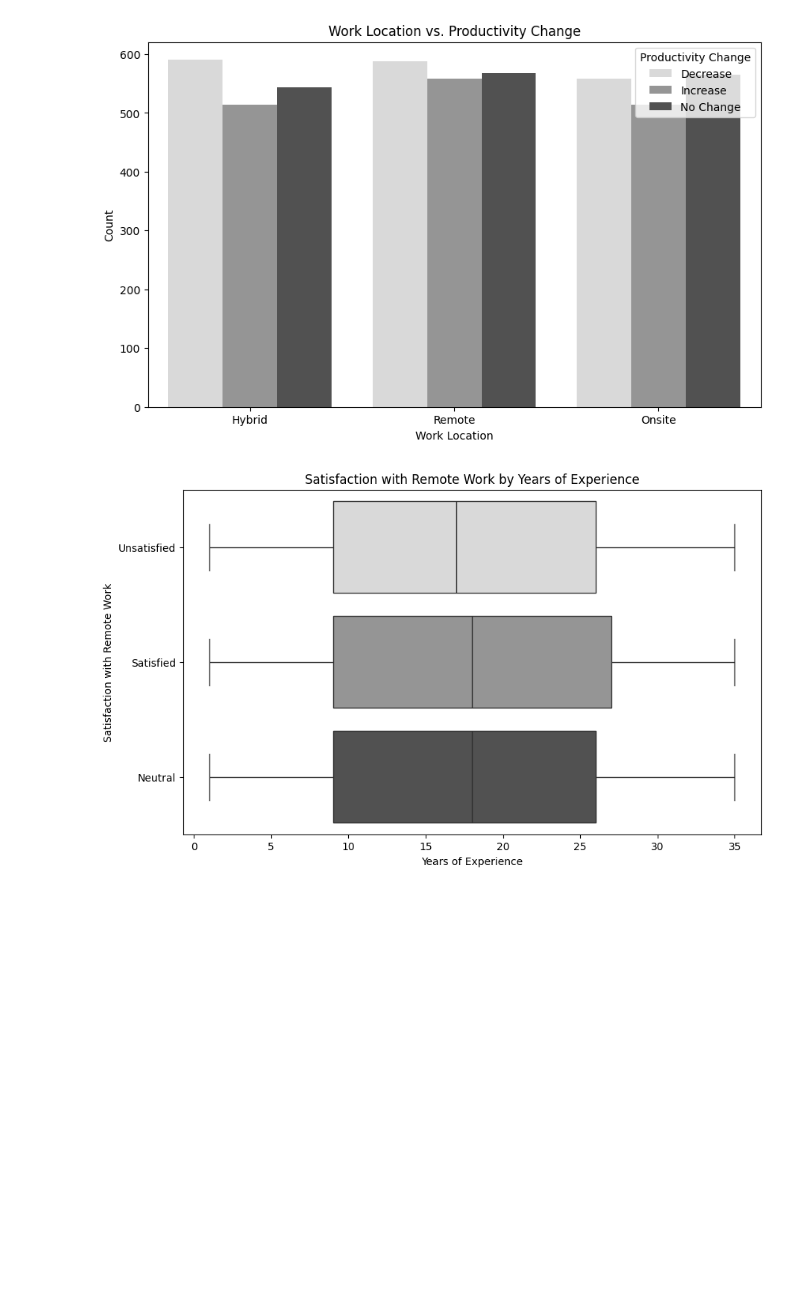
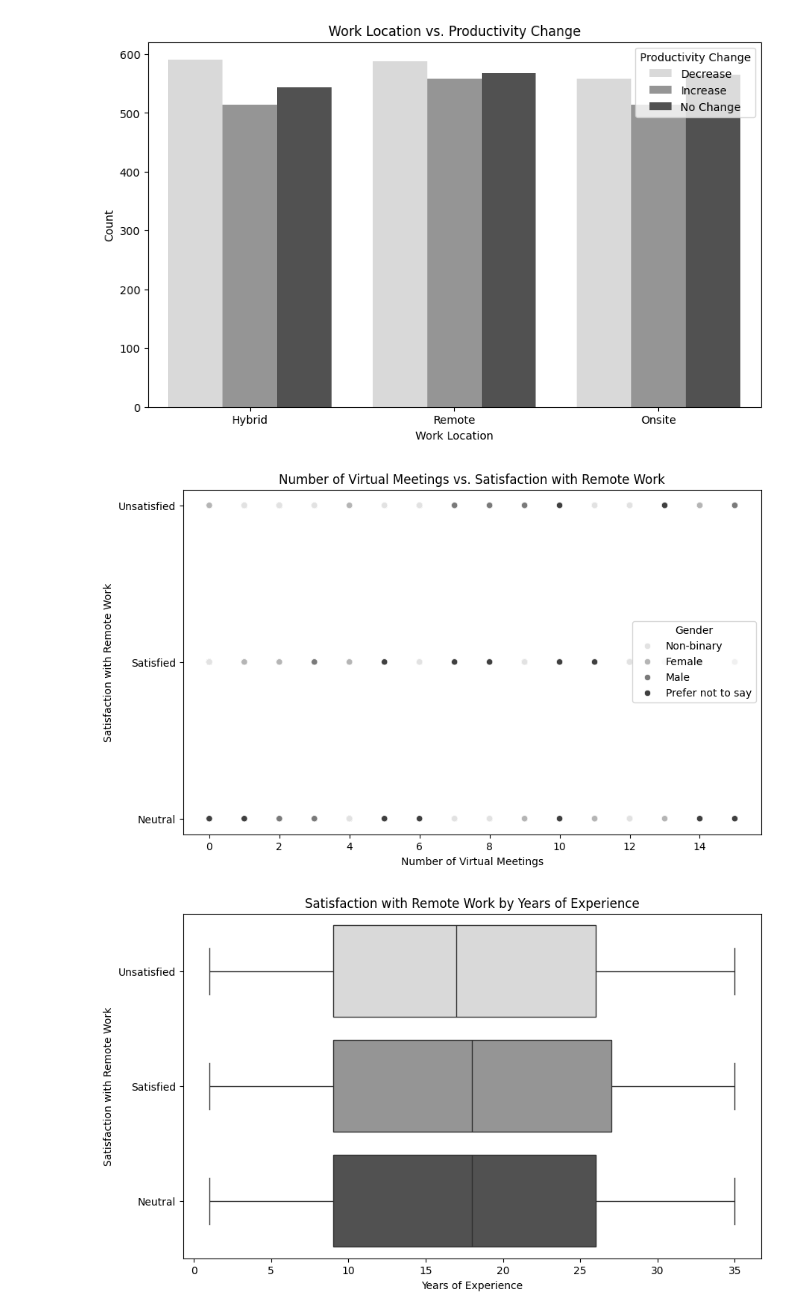
Before and after one commit to zesilva18/TAD, a Jupyter notebook: EDA.ipynb, the cells around one changed output. Cells and saved outputs as stored; diff of their text form; code cells hidden in the pictures; blank space fills up the shorter version.

```diff
--- a/EDA.ipynb
+++ b/EDA.ipynb
@@ -162,3 +152,13 @@ plt.show()
+# %%
+# Scatter plot for Number of Virtual Meetings vs. Satisfaction with Remote Work
+plt.figure(figsize=(10, 6))
+sns.scatterplot(data=df, x='Number_of_Virtual_Meetings', y='Satisfaction_with_Remote_Work', hue='Gender', palette='Greys')
+plt.title('Number of Virtual Meetings vs. Satisfaction with Remote Work')
+plt.xlabel('Number of Virtual Meetings')
+plt.ylabel('Satisfaction with Remote Work')
+plt.show()
+# %% [output]
+[figure, added]
 # %%
 # Boxplot for Years of Experience vs. Satisfaction with Remote Work
 plt.figure(figsize=(10, 6))
```
Also changed, not shown: parts of 1 cell of this notebook, 6 other files.
